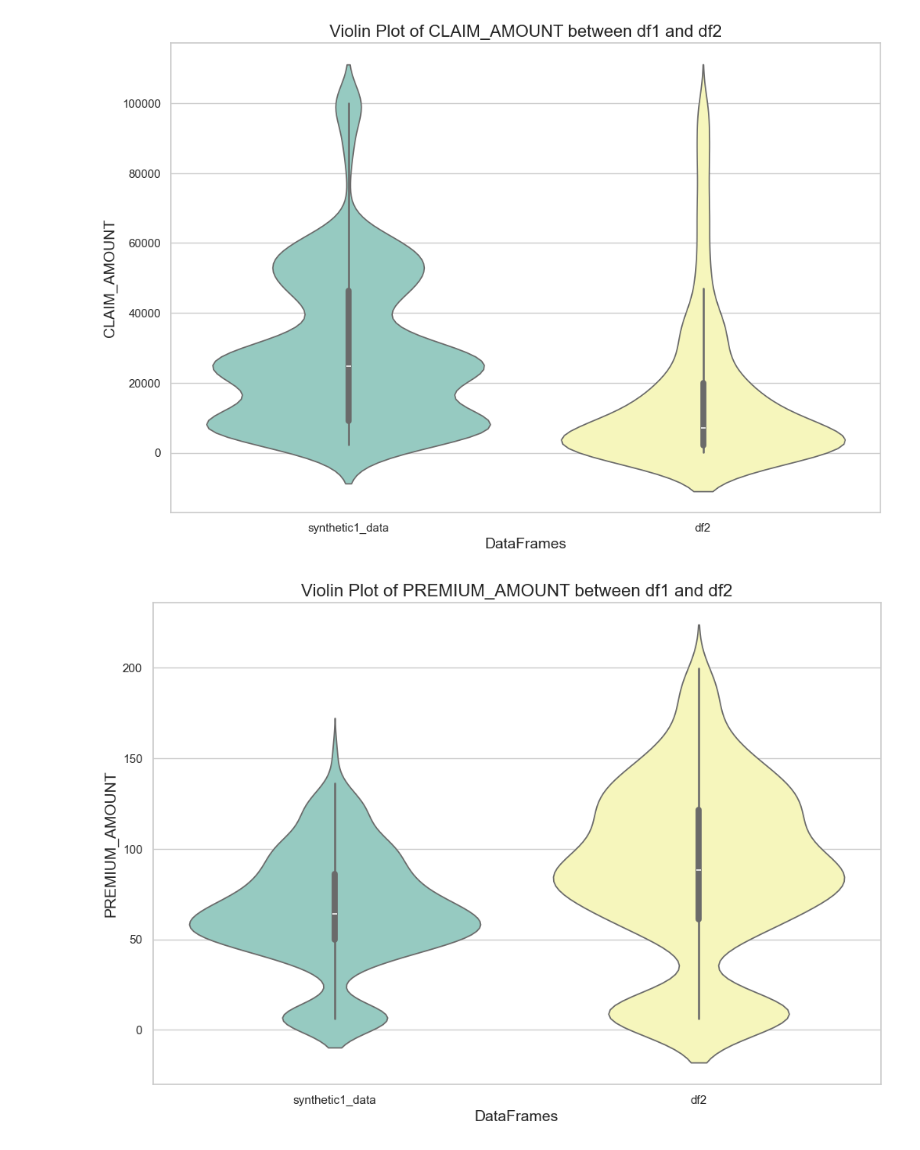
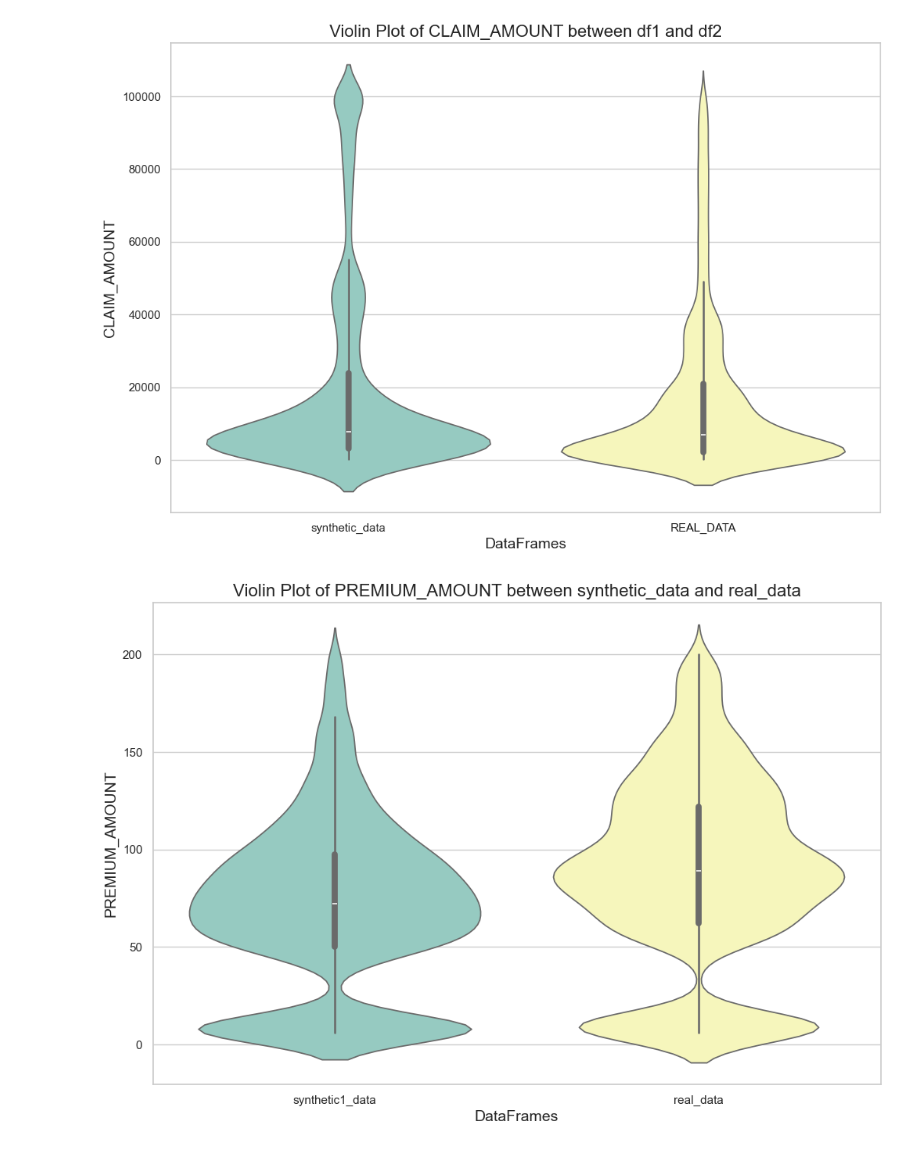
Before and after one commit to Sayuj-SUNIL/CTGAN_model_with_flask, a Jupyter notebook: ctgansynthesis.ipynb, the cells around one changed output. Cells and saved outputs as stored; diff of their text form; code cells hidden in the pictures.

```diff
--- a/ctgansynthesis.ipynb
+++ b/ctgansynthesis.ipynb
@@ -399,0 +264,2 @@ fig.show()
+# %%
+synthesizer.fit(info)
@@ -399,0 +270,4 @@ fig.show()
+# %%
+synthesizer.load(
+    filepath='sythesizer_info.pkl'
+)
@@ -399,0 +276,5 @@ fig.show()
+# %%
+synthetic_data_info = synthesizer.sample(num_rows=number)
+
+# save the data as a CSV
+# synthetic_data.to_csv('synthetic_data.csv', index=False)
@@ -399,0 +285,2 @@ fig.show()
+# %%
+synthetic_data_info=synthetic_data_info.astype({"CLAIM_AMOUNT":"int","AGE":"int","TENURE":"int","NO_OF_FAMILY_MEMBERS":"int","INCIDENT_HOUR_OF_THE_DAY":"int"})
@@ -402,34 +358,34 @@ quality_report.get_visualization(property_name='Column Shapes')
 # %%
 # Column to compare
-column_to_compare = 'CLAIM_AMOUNT's
+column_to_compare = 'CLAIM_AMOUNT'
 
 # Combine the data from both DataFrames
-combined_data = pd.concat([synthetic1_data[column_to_compare], df2[column_to_compare]], axis=1)
-combined_data.columns = ['synthetic1_data', 'df2']
+combined_data = pd.concat([synthetic_data_info[column_to_compare], info[column_to_compare]], axis=1)
+combined_data.columns = ['synthetic_data', 'REAL_DATA']
 
 # Set the style of the visualization
 sns.set(style="whitegrid")
 
 # Create a violin plot
 plt.figure(figsize=(12, 8))  # Adjust the figure size as needed
 sns.violinplot(data=combined_data, palette="Set3")
 
 # Set the title and labels
 plt.title(f"Violin Plot of {column_to_compare} between df1 and df2", fontsize=16)
 plt.xlabel("DataFrames", fontsize=14)
 plt.ylabel(column_to_compare, fontsize=14)
 
 # Show the plot
 plt.show()
 # %% [output]
-[figure, old version]
+[figure, new version]
 # %%
 # Column to compare
 column_to_compare = 'PREMIUM_AMOUNT'
 
 # Combine the data from both DataFrames
-combined_data = pd.concat([synthetic1_data[column_to_compare], df2[column_to_compare]], axis=1)
-combined_data.columns = ['synthetic1_data', 'df2']
+combined_data = pd.concat([synthetic_data_info[column_to_compare], info[column_to_compare]], axis=1)
+combined_data.columns = ['synthetic1_data', 'real_data']
 
 # Set the style of the visualization
 sns.set(style="whitegrid")
@@ -439,13 +395,13 @@ plt.figure(figsize=(12, 8))  # Adjust the figure size as needed
 sns.violinplot(data=combined_data, palette="Set3")
 
 # Set the title and labels
-plt.title(f"Violin Plot of {column_to_compare} between df1 and df2", fontsize=16)
+plt.title(f"Violin Plot of {column_to_compare} between synthetic_data and real_data", fontsize=16)
 plt.xlabel("DataFrames", fontsize=14)
 plt.ylabel(column_to_compare, fontsize=14)
 
 # Show the plot
 plt.show()
 # %% [output]
-[figure, old version]
+[figure, new version]
 # %%
 # Column to compare
```
Also changed, not shown: parts of 84 cells of this notebook, 9 other files.
